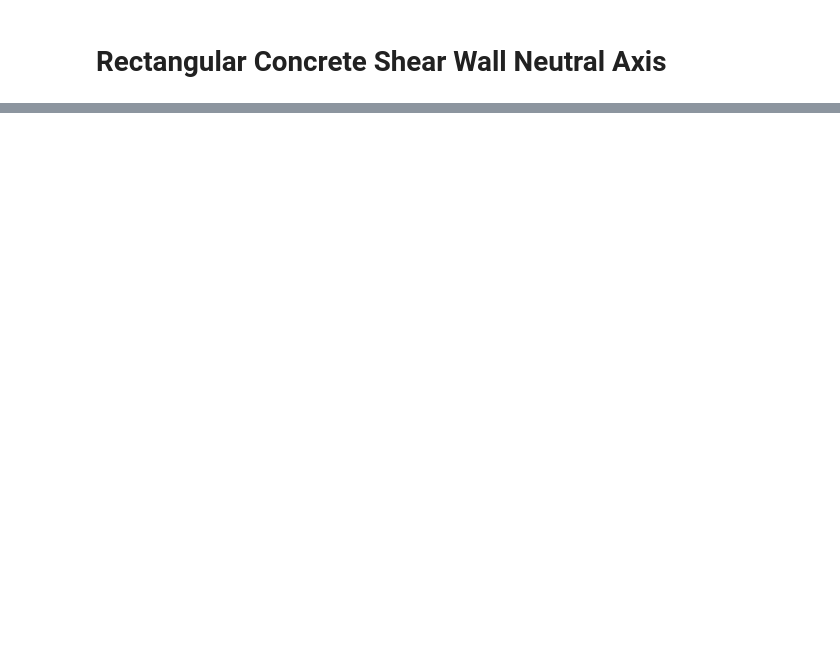
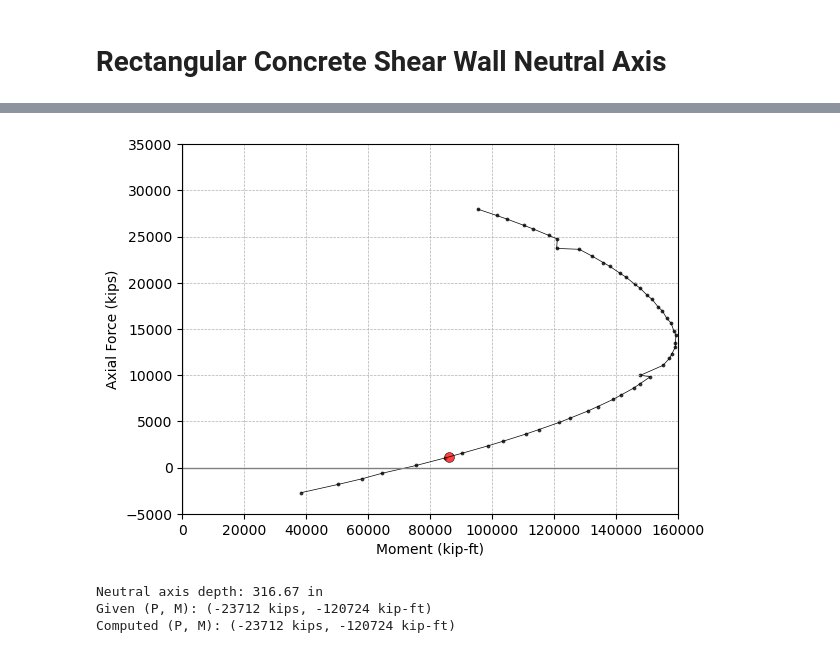
Before and after one commit to hkaragah/hkaragah.github.io, a Jupyter notebook: structure/shear_wall_neutral_axis/rect_shear_wall_neutral_axis.ipynb, the cells around one changed output, grey strips where cells are left out. Cells and saved outputs as stored; diff of their text form; code cells hidden in the pictures; blank space fills up the shorter version.

```diff
--- a/structure/shear_wall_neutral_axis/rect_shear_wall_neutral_axis.ipynb
+++ b/structure/shear_wall_neutral_axis/rect_shear_wall_neutral_axis.ipynb
@@ -62,6 +65,6 @@ c_sec.plot()
 # %%
-y_neutral = 190
-curvature = c_sec.mat.eps_cu / y_neutral
+y_neutral = c
+curvature = c_sec.mat.eps_u / y_neutral
 
-y_bar, bar_strain, bar_stress, bar_force = get_rebar_forces(concrete_sec=c_sec, curvature=curvature, y_neutral=y_neutral)
-y_con, con_strain, con_stress, con_force = get_rect_concrete_force(concrete_sec=c_sec, curvature=curvature, y_neutral=y_neutral)
+y_s, eps_s, sigma_s, f_s = get_rebar_forces(concrete_sec=c_sec, curvature=curvature, y_neutral=y_neutral)
+y_c, eps_c, sigma_c, f_c = get_rect_concrete_force(concrete_sec=c_sec, curvature=curvature, y_neutral=y_neutral, n_points=1000)
@@ -126,0 +71,5 @@ plt.show()
+# %%
+P_n1 = get_section_internal_force(concrete_sec=c_sec, curvature=curvature, y_neutral=y_neutral)
+M_n1 = get_section_internal_moment(concrete_sec=c_sec, curvature=curvature, y_neutral=y_neutral)
+print(f"Axial force: {P_n1/1e3:.0f} kips")
+print(f"Moment: {M_n1[0]/1e3:.0f} kips-in")
@@ -134,0 +204,38 @@ plt.show()
+# %%
+y_neutral, force, moment = generate_axial_moment(c_sec, n_points=50, ynmax_multiplier=1)
+# %%
+phi=1.0
+plt.plot(-phi*moment/1e3/12, -phi*force/1e3, c='black', linewidth=0.5)
+plt.scatter(-phi*moment/1e3/12, -phi*force/1e3, s=5, marker='o', c='black', edgecolor='black', linewidth=0.5, alpha=0.75)
+plt.scatter(-phi*M_n1[0]/1e3/12, -phi*P_n1/1e3, s=50, marker='o', c='red', edgecolor='black', linewidth=0.5, alpha=0.75)
+plt.axhline(y=0, color='grey', linestyle='-', linewidth=1)
+plt.axvline(x=0, color='grey', linestyle='-', linewidth=1)
+plt.xlabel('Moment (kip-ft)')
+plt.ylabel('Axial Force (kips)')
+plt.xlim(0, 160e3)
+plt.ylim(-5e3, 35e3)
+plt.xticks(np.arange(0, 160e3, 40e3), minor=True, fontsize=6)
+plt.yticks(np.arange(-5e3, 35e3, 10e3), minor=True, fontsize=6)
+plt.grid(True, which='both', linestyle='--', linewidth=0.5)
+# %% [output]
+[figure, added]
+# %%
+h = max(c_sec.shape.width, c_sec.shape.height) # in
+index = -8
+c, Pn0, Mn0 = y_neutral.flatten()[index], force[index], moment[index]
+
+curvature = c_sec.mat.eps_u / c
+
+y_s, eps_s, sigma_s, f_s = get_rebar_forces(concrete_sec=c_sec, curvature=curvature, y_neutral=c)
+y_c, eps_c, sigma_c, f_c = get_rect_concrete_force(concrete_sec=c_sec, curvature=curvature, y_neutral=c, n_points=100)
+
+P_n = get_section_internal_force(concrete_sec=c_sec, curvature=curvature, y_neutral=c)
+M_n = get_section_internal_moment(concrete_sec=c_sec, curvature=curvature, y_neutral=c)
+
+print(f"Neutral axis depth: {c:.2f} in")
+print(f"Given (P, M): ({Pn0/1e3:.0f} kips, {Mn0/1e3/12:.0f} kip-ft)")
+print(f"Computed (P, M): ({P_n/1e3:.0f} kips, {M_n[0]/1e3/12:.0f} kip-ft)")
+# %% [output]
+Neutral axis depth: 316.67 in
+Given (P, M): (-23712 kips, -120724 kip-ft)
+Computed (P, M): (-23712 kips, -120724 kip-ft)
```
Also changed, not shown: parts of 16 cells of this notebook, 4 other files.
